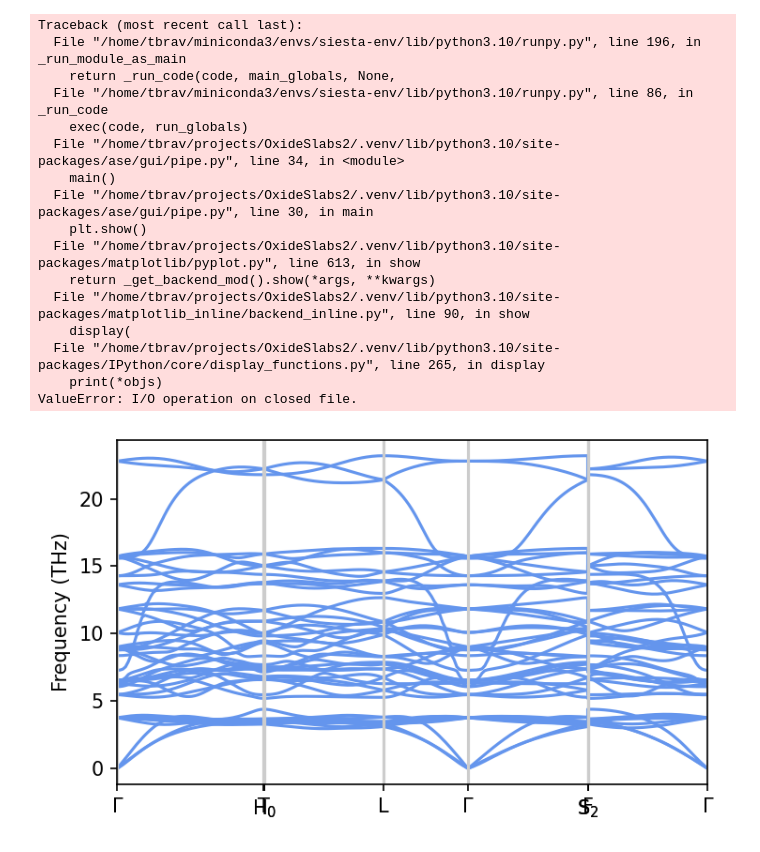
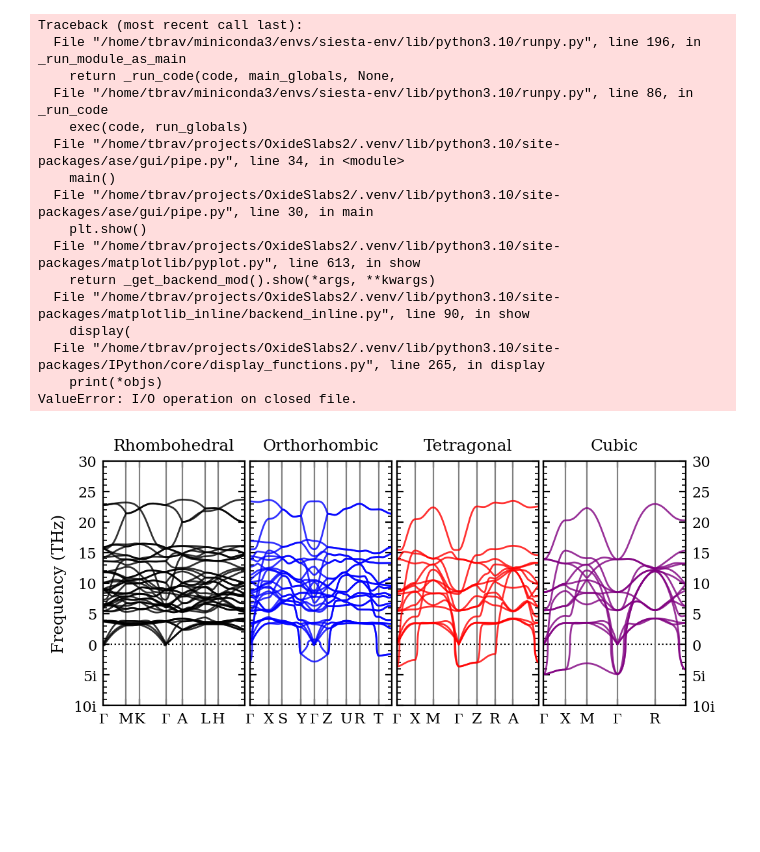
Before and after one commit to ThomasRavnborg/OxideSlabs, a Jupyter notebook: findinggroundstate.ipynb, the cells around one changed output. Saved outputs shown, nothing was run; the diff lists cells and outputs as text; code cells hidden in the pictures; blank space fills up the shorter version.

```diff
--- a/findinggroundstate.ipynb
+++ b/findinggroundstate.ipynb
@@ -211,3 +293,0 @@ units = get_physical_units()
-# %%
-atoms = structures[0]
-phonon = get_force_constants(atoms, CPUNEP("nep.txt"), [4, 4, 4])
@@ -223,24 +294,22 @@ df.index = path['explicit_kpoints_linearcoord']
-# %%
-fig, ax = plt.subplots(figsize=(5, 3), dpi=150)
-
-for col in df.columns:
-    ax.plot(df.index, df[col], color='cornflowerblue')
-ax.set_xlim(df.index.min(), df.index.max())
-
-ax.set_ylabel('Frequency (THz)')
-
-# beautify the labels on the x-axis
-labels = path['explicit_kpoints_labels']
-labels = [r'$\Gamma$' if m == 'GAMMA' else m for m in labels]
-labels = [m.replace('_', '$_') + '$' if '_' in m else m for m in labels]
-df_path = DataFrame(dict(labels=labels,
-                         positions=path['explicit_kpoints_linearcoord']))
-df_path.drop(df_path.index[df_path.labels == ''], axis=0, inplace=True)
-ax.set_xticks(df_path.positions)
-ax.set_xticklabels(df_path.labels)
-for xp in df_path.positions:
-    ax.axvline(xp, color='0.8')
-
-plt.tight_layout()
-# %% [output]
-[figure, removed]
+# %%
+from src.structure import is_atom_bulk
+def calc_phonon(atoms, Nc=2):
+    calc = CPUNEP("results/ALnep/iteration_2/nep.txt")
+    atoms = atoms.copy()
+    atoms.calc = calc
+    if is_atom_bulk(atoms):
+        supercell = [Nc, Nc, Nc]
+    else:
+        supercell = [Nc, Nc, 1]
+    return get_force_constants(atoms, calc, supercell)
+# %%
+phonons = [calc_phonon(structure) for structure in post_structures]
+# %%
+labels = ['Rhombohedral', 'Orthorhombic', 'Tetragonal', 'Cubic']
+fig = plot_dispersion(phonons, labels, multiple=True)
+axes = fig.axes
+for ax in axes:
+    ax.set_ylim(-5, 25)
+fig.savefig('figures/ROTC_phonons.pdf', bbox_inches='tight')
+# %% [output]
+[figure, added]
```
Also changed, not shown: parts of 14 cells of this notebook, 3 other files.
